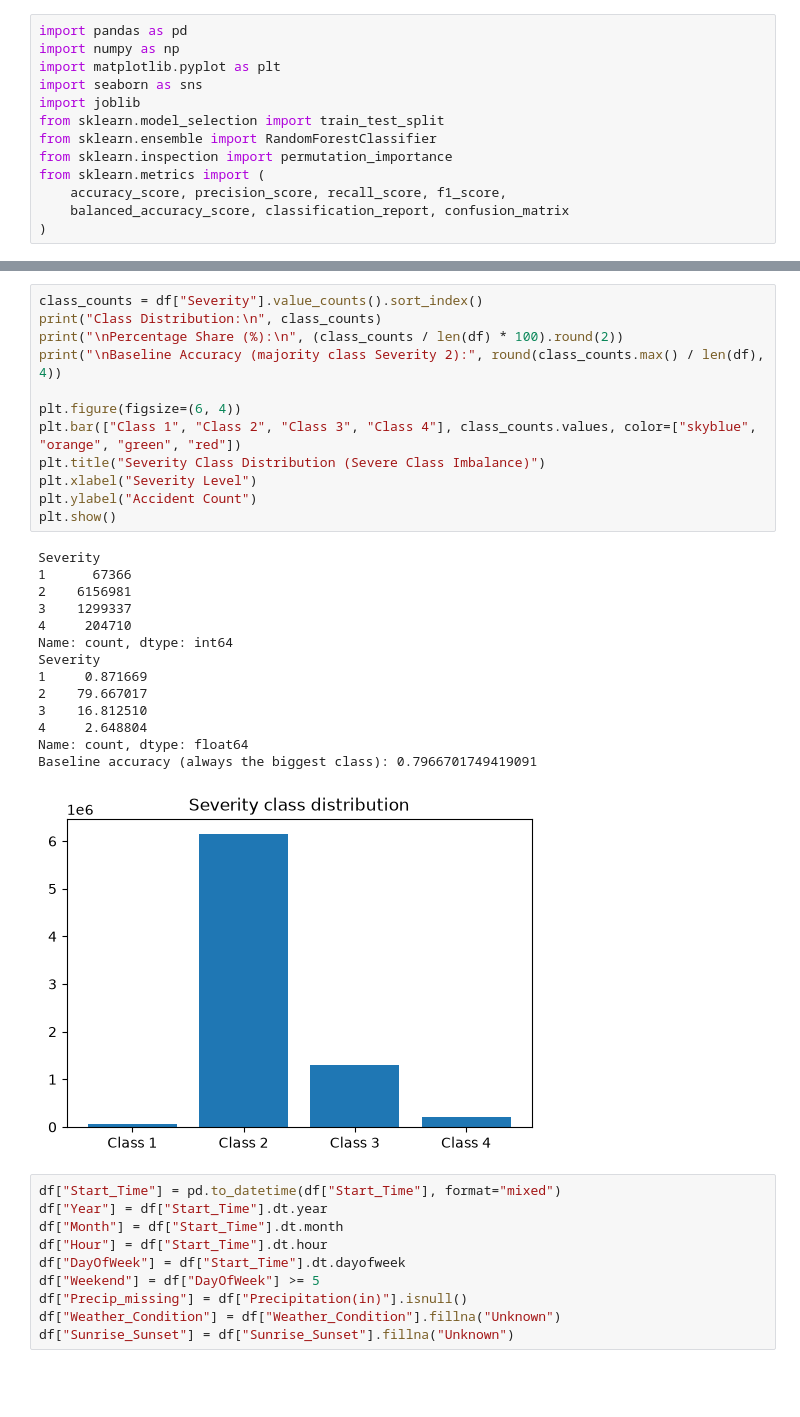
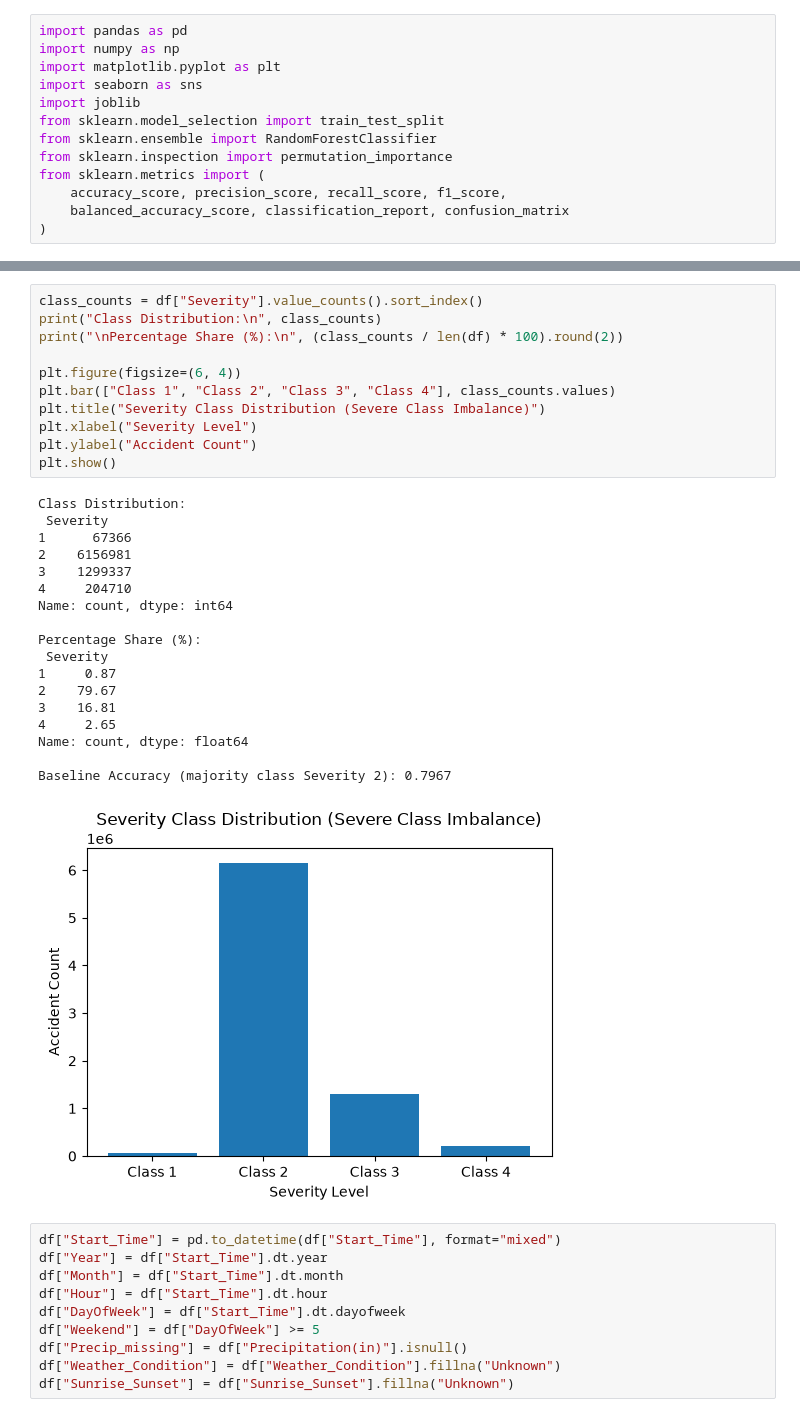
Before and after one commit to manevidvesh/road-accident-severity-advisory, a Jupyter notebook: model.ipynb, the cells around one changed output, grey strips where cells are left out. Cells and saved outputs as stored; diff of their text form; blank space fills up the shorter version.

```diff
--- a/model.ipynb
+++ b/model.ipynb
@@ -46,30 +43,33 @@ dtype: int64
 # %%
 class_counts = df["Severity"].value_counts().sort_index()
 print("Class Distribution:\n", class_counts)
 print("\nPercentage Share (%):\n", (class_counts / len(df) * 100).round(2))
-print("\nBaseline Accuracy (majority class Severity 2):", round(class_counts.max() / len(df), 4))
 
 plt.figure(figsize=(6, 4))
-plt.bar(["Class 1", "Class 2", "Class 3", "Class 4"], class_counts.values, color=["skyblue", "orange", "green", "red"])
+plt.bar(["Class 1", "Class 2", "Class 3", "Class 4"], class_counts.values)
 plt.title("Severity Class Distribution (Severe Class Imbalance)")
 plt.xlabel("Severity Level")
 plt.ylabel("Accident Count")
 plt.show()
 # %% [output]
-Severity
+Class Distribution:
+ Severity
 1      67366
 2    6156981
 3    1299337
 4     204710
 Name: count, dtype: int64
-Severity
-1     0.871669
-2    79.667017
-3    16.812510
-4     2.648804
+
+Percentage Share (%):
+ Severity
+1     0.87
+2    79.67
+3    16.81
+4     2.65
 Name: count, dtype: float64
-Baseline accuracy (always the biggest class): 0.7966701749419091
+
+Baseline Accuracy (majority class Severity 2): 0.7967
-[figure, old version]
+[figure, new version]
 # %%
 df["Start_Time"] = pd.to_datetime(df["Start_Time"], format="mixed")
 df["Year"] = df["Start_Time"].dt.year
```
Also changed, not shown: parts of 9 cells of this notebook, 1 other file.
